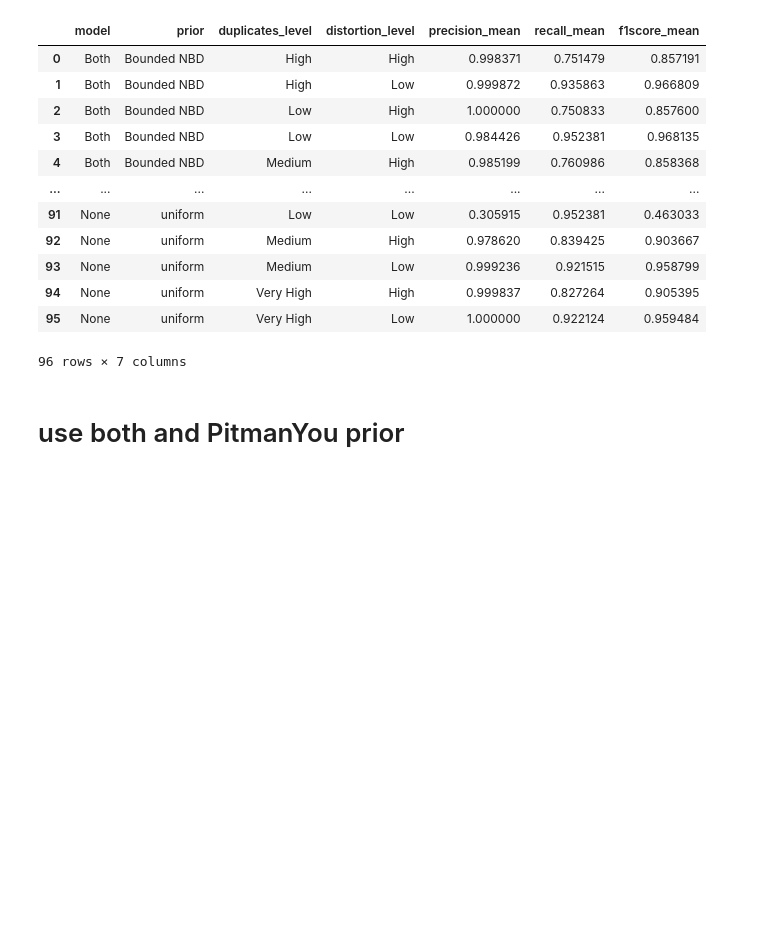
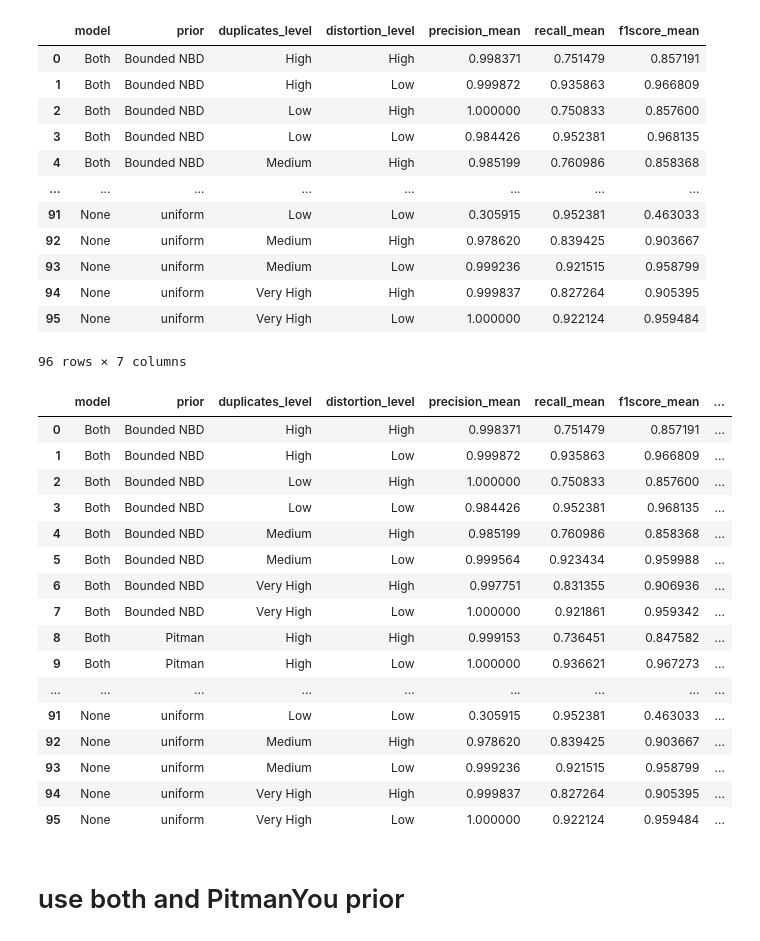
Before and after one commit to Emily0630/exchanger_data_collector, a Jupyter notebook: test.ipynb, the cells around one changed output. Drawn from its saved outputs; the diff is of its cells as text; code cells hidden in the pictures; blank space fills up the shorter version.

```diff
--- a/test.ipynb
+++ b/test.ipynb
@@ -184,10 +184,32 @@ mean_values.head(), std_dev_values.head()
 # %%
 # Merge mean and standard deviation dataframes on the groupby columns
 combined_data = pd.merge(mean_values, std_dev_values,
                          on=['model', 'prior', 'duplicates_level', 'distortion_level'])
 
+
+pd.set_option('display.max_rows', None)
+
+
 # Display the combined dataframe
-combined_data.head()
+combined_data
+# %% [output]
+|  | model | prior | duplicates_level | distortion_level | precision_mean | recall_mean | f1score_mean | ... |
+| 0 | Both | Bounded NBD | High | High | 0.998371 | 0.751479 | 0.857191 | ... |
+| 1 | Both | Bounded NBD | High | Low | 0.999872 | 0.935863 | 0.966809 | ... |
+| 2 | Both | Bounded NBD | Low | High | 1.000000 | 0.750833 | 0.857600 | ... |
+| 3 | Both | Bounded NBD | Low | Low | 0.984426 | 0.952381 | 0.968135 | ... |
+| 4 | Both | Bounded NBD | Medium | High | 0.985199 | 0.760986 | 0.858368 | ... |
+| 5 | Both | Bounded NBD | Medium | Low | 0.999564 | 0.923434 | 0.959988 | ... |
+| 6 | Both | Bounded NBD | Very High | High | 0.997751 | 0.831355 | 0.906936 | ... |
+| 7 | Both | Bounded NBD | Very High | Low | 1.000000 | 0.921861 | 0.959342 | ... |
+| 8 | Both | Pitman | High | High | 0.999153 | 0.736451 | 0.847582 | ... |
+| 9 | Both | Pitman | High | Low | 1.000000 | 0.936621 | 0.967273 | ... |
+| ... | ... | ... | ... | ... | ... | ... | ... | ... |
+| 91 | None | uniform | Low | Low | 0.305915 | 0.952381 | 0.463033 | ... |
+| 92 | None | uniform | Medium | High | 0.978620 | 0.839425 | 0.903667 | ... |
+| 93 | None | uniform | Medium | Low | 0.999236 | 0.921515 | 0.958799 | ... |
+| 94 | None | uniform | Very High | High | 0.999837 | 0.827264 | 0.905395 | ... |
+| 95 | None | uniform | Very High | Low | 1.000000 | 0.922124 | 0.959484 | ... |
 # %%
 combined_data.to_csv("clean_data.csv")
 # %% [markdown]
```
Also changed, not shown: 1 other file.
